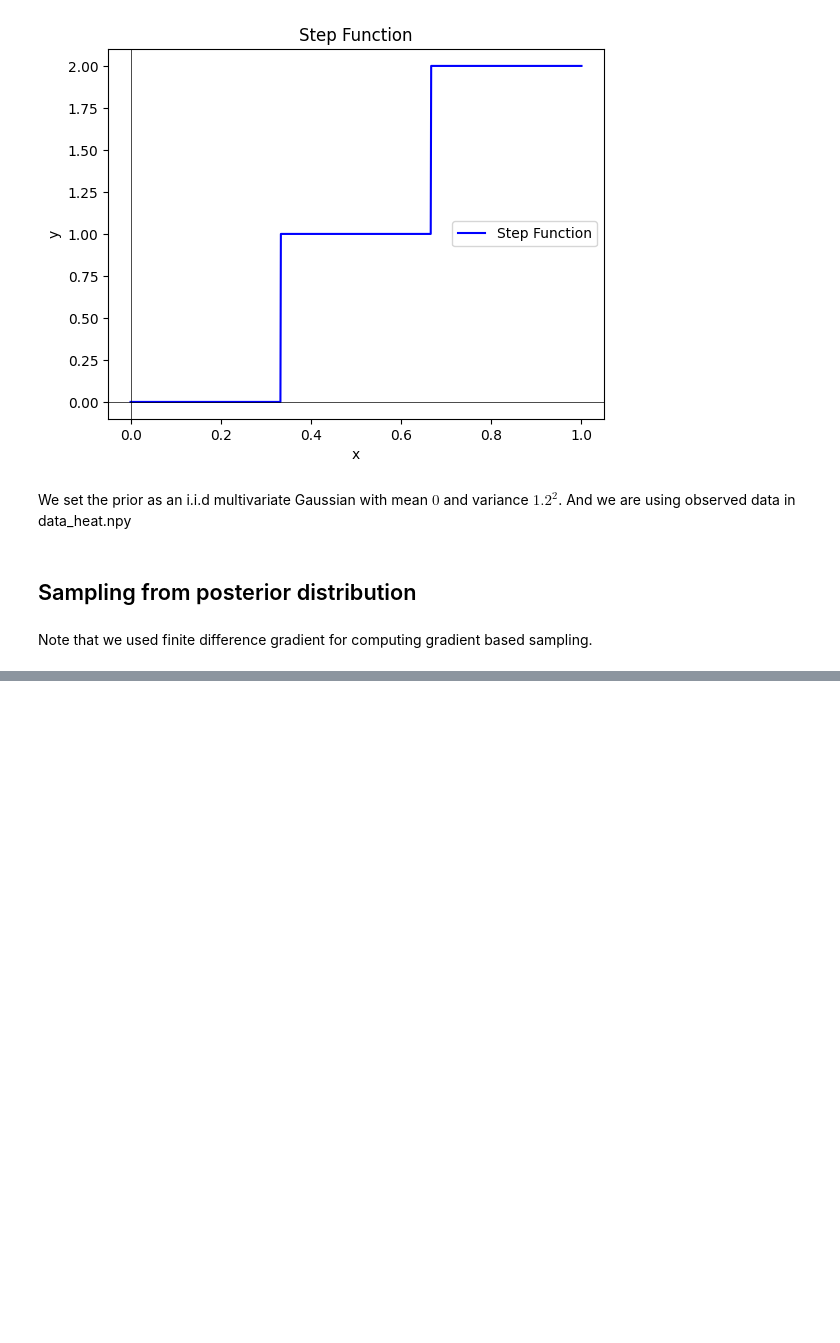
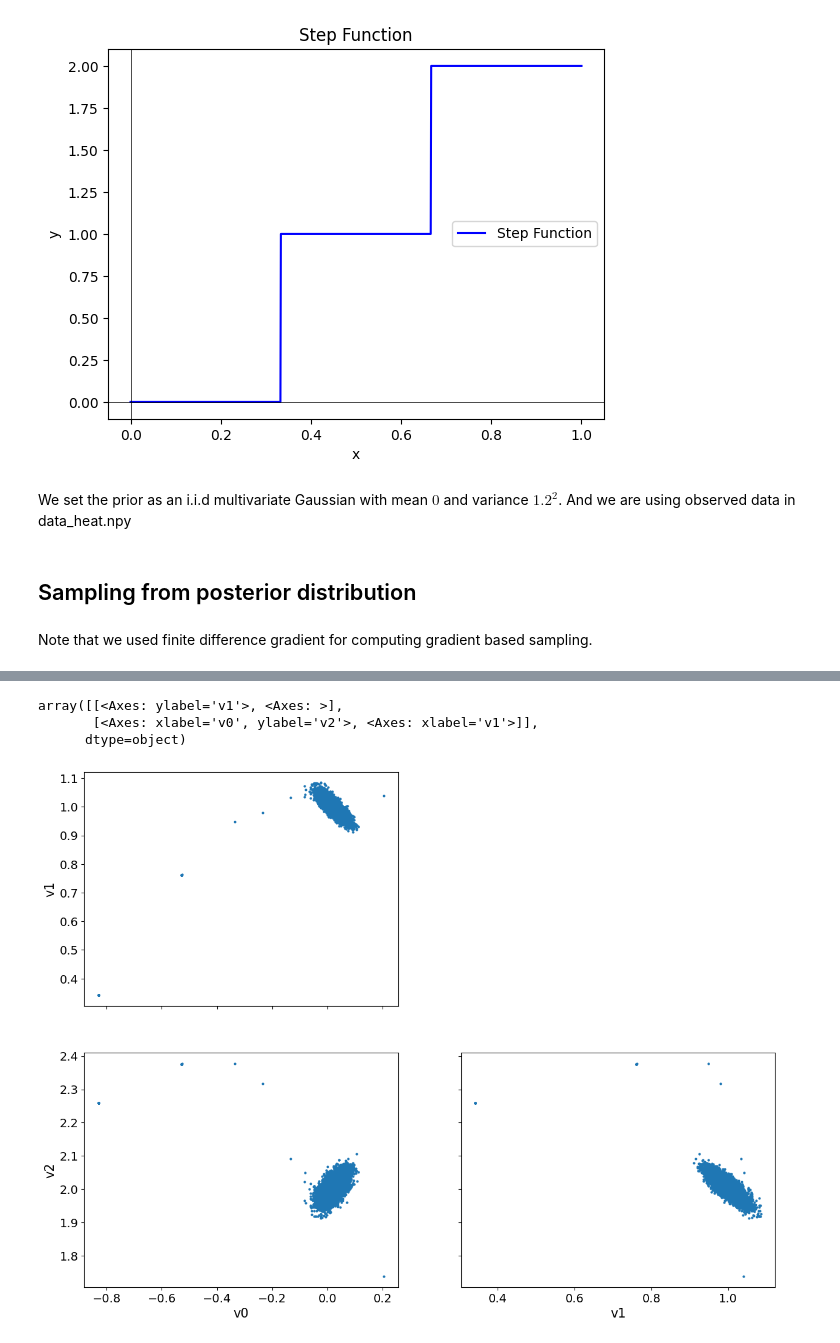
Before and after one commit to CUQI-DTU/CUQIpy-Benchmarks, a Jupyter notebook: demos/D05-heatstep.ipynb, the cells around one changed output, grey strips where cells are left out. Saved outputs shown, nothing was run; the diff lists cells and outputs as text; code cells hidden in the pictures; blank space fills up the shorter version.

```diff
--- a/demos/D05-heatstep.ipynb
+++ b/demos/D05-heatstep.ipynb
@@ -108,0 +92,7 @@ array([[<Axes: ylabel='v1'>, <Axes: >],
+# %%
+samples_heat.get_sampling_result("NUTS")["samples"].plot_pair()
+# %% [output]
+array([[<Axes: ylabel='v1'>, <Axes: >],
+       [<Axes: xlabel='v0', ylabel='v2'>, <Axes: xlabel='v1'>]],
+      dtype=object)
+[figure, added]
```
Also changed, not shown: parts of 2 cells of this notebook, 7 other files.
